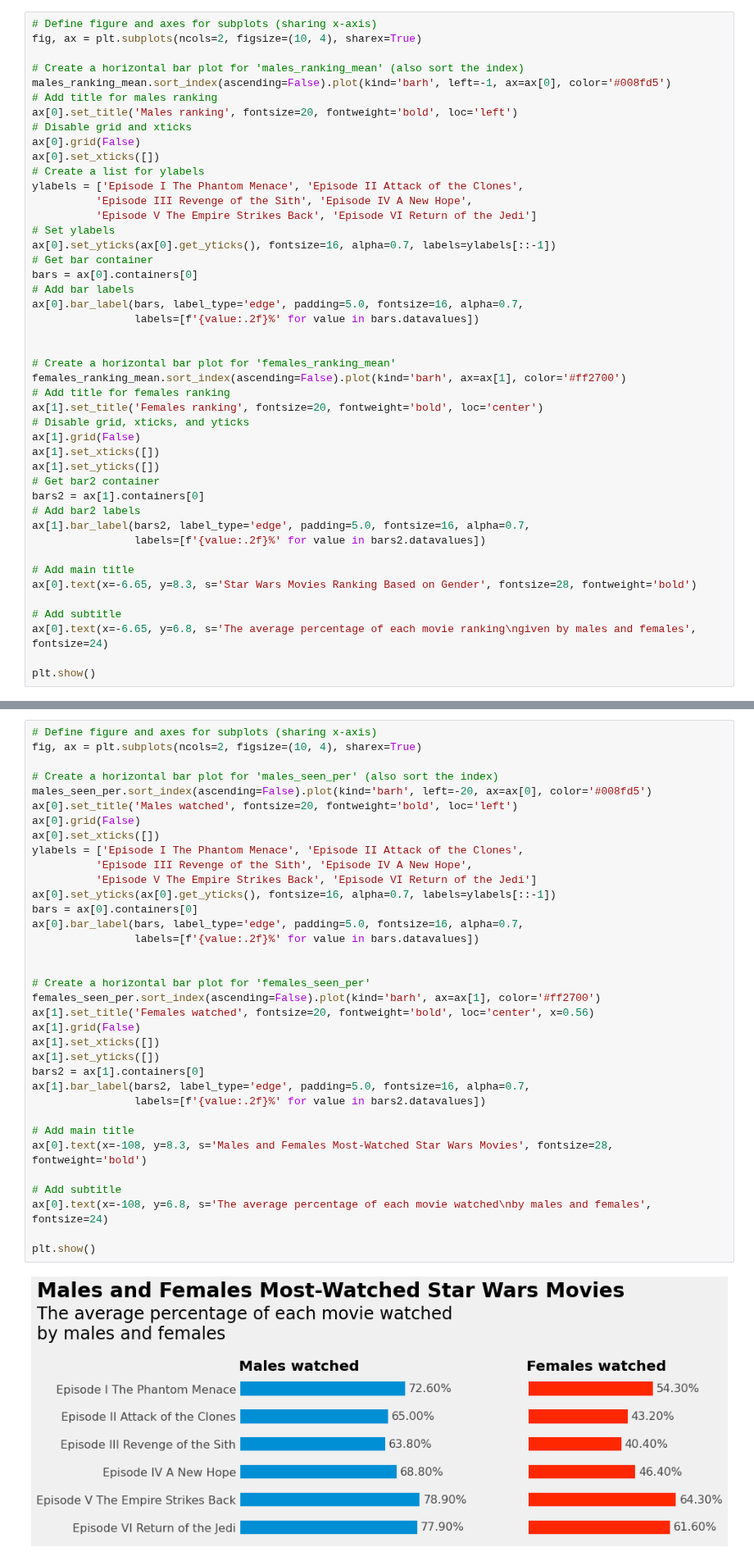
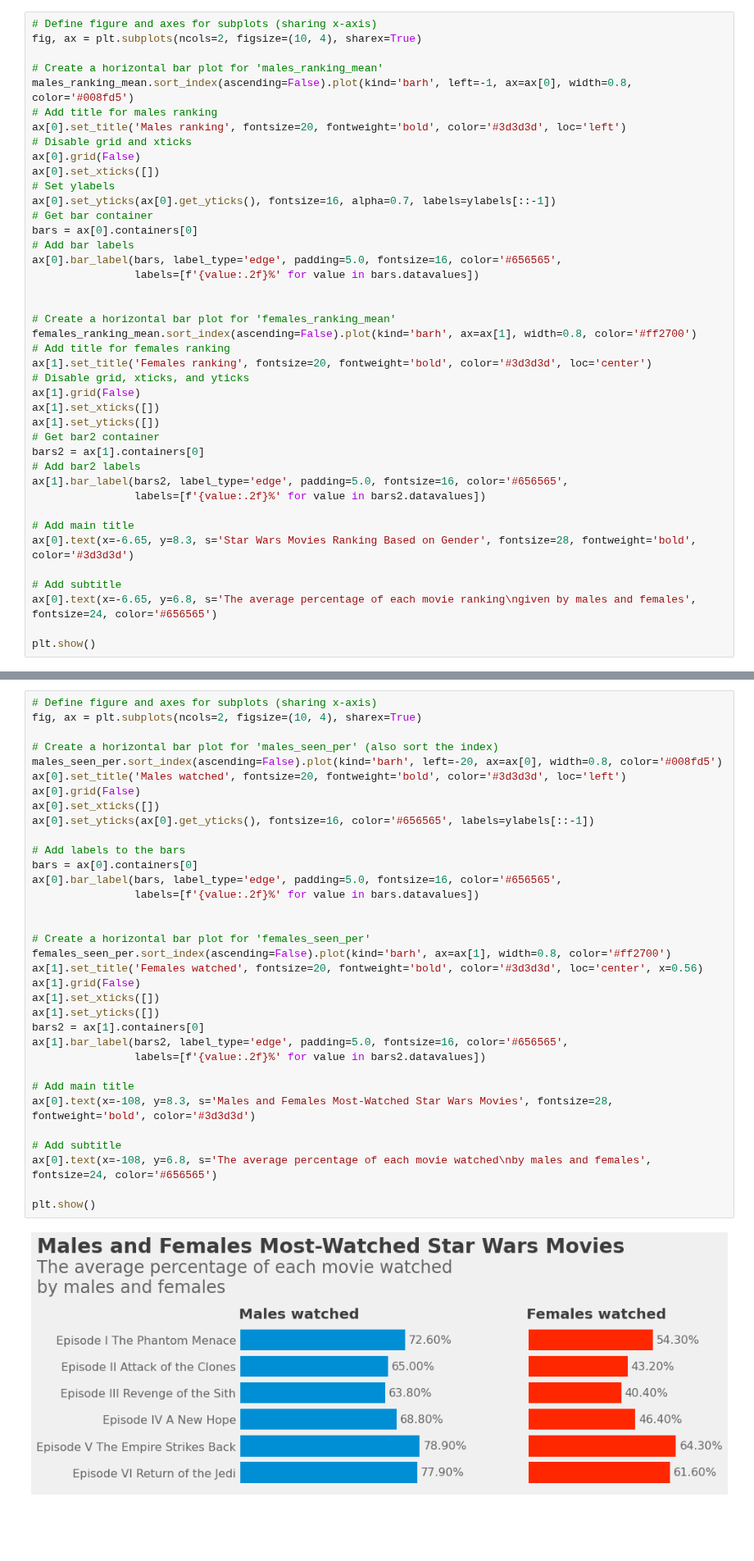
Before and after one commit to MuhammadAwon/datascience-projects, a Jupyter notebook: Projects/star-wars/star-wars-survey.ipynb, the cells around one changed output, grey strips where cells are left out. Shown at 82% size. Cells and saved outputs as stored; diff of their text form; blank space fills up the shorter version.

```diff
--- a/Projects/star-wars/star-wars-survey.ipynb
+++ b/Projects/star-wars/star-wars-survey.ipynb
@@ -475,30 +490,26 @@ dtype: float64
 # Define figure and axes for subplots (sharing x-axis)
 fig, ax = plt.subplots(ncols=2, figsize=(10, 4), sharex=True)
 
-# Create a horizontal bar plot for 'males_ranking_mean' (also sort the index)
-males_ranking_mean.sort_index(ascending=False).plot(kind='barh', left=-1, ax=ax[0], color='#008fd5')
+# Create a horizontal bar plot for 'males_ranking_mean'
+males_ranking_mean.sort_index(ascending=False).plot(kind='barh', left=-1, ax=ax[0], width=0.8, color='#008fd5')
 # Add title for males ranking
-ax[0].set_title('Males ranking', fontsize=20, fontweight='bold', loc='left')
+ax[0].set_title('Males ranking', fontsize=20, fontweight='bold', color='#3d3d3d', loc='left')
 # Disable grid and xticks
 ax[0].grid(False)
 ax[0].set_xticks([])
-# Create a list for ylabels
-ylabels = ['Episode I The Phantom Menace', 'Episode II Attack of the Clones',
-          'Episode III Revenge of the Sith', 'Episode IV A New Hope',
-          'Episode V The Empire Strikes Back', 'Episode VI Return of the Jedi']
 # Set ylabels
 ax[0].set_yticks(ax[0].get_yticks(), fontsize=16, alpha=0.7, labels=ylabels[::-1])
 # Get bar container
 bars = ax[0].containers[0]
 # Add bar labels
-ax[0].bar_label(bars, label_type='edge', padding=5.0, fontsize=16, alpha=0.7,
+ax[0].bar_label(bars, label_type='edge', padding=5.0, fontsize=16, color='#656565',
                 labels=[f'{value:.2f}%' for value in bars.datavalues])
 
 
 # Create a horizontal bar plot for 'females_ranking_mean'
-females_ranking_mean.sort_index(ascending=False).plot(kind='barh', ax=ax[1], color='#ff2700')
+females_ranking_mean.sort_index(ascending=False).plot(kind='barh', ax=ax[1], width=0.8, color='#ff2700')
 # Add title for females ranking
-ax[1].set_title('Females ranking', fontsize=20, fontweight='bold', loc='center')
+ax[1].set_title('Females ranking', fontsize=20, fontweight='bold', color='#3d3d3d', loc='center')
 # Disable grid, xticks, and yticks
 ax[1].grid(False)
 ax[1].set_xticks([])
@@ -506,14 +517,14 @@ ax[1].set_yticks([])
 # Get bar2 container
 bars2 = ax[1].containers[0]
 # Add bar2 labels
-ax[1].bar_label(bars2, label_type='edge', padding=5.0, fontsize=16, alpha=0.7,
+ax[1].bar_label(bars2, label_type='edge', padding=5.0, fontsize=16, color='#656565',
                 labels=[f'{value:.2f}%' for value in bars2.datavalues])
 
 # Add main title
-ax[0].text(x=-6.65, y=8.3, s='Star Wars Movies Ranking Based on Gender', fontsize=28, fontweight='bold')
+ax[0].text(x=-6.65, y=8.3, s='Star Wars Movies Ranking Based on Gender', fontsize=28, fontweight='bold', color='#3d3d3d')
 
 # Add subtitle
-ax[0].text(x=-6.65, y=6.8, s='The average percentage of each movie ranking\ngiven by males and females', fontsize=24)
+ax[0].text(x=-6.65, y=6.8, s='The average percentage of each movie ranking\ngiven by males and females', fontsize=24, color='#656565')
 
 plt.show()
 # %% [output]
@@ -525,40 +536,39 @@ Let's find the most viewed movie for each group.
 # %%
 # Define figure and axes for subplots (sharing x-axis)
 fig, ax = plt.subplots(ncols=2, figsize=(10, 4), sharex=True)
 
 # Create a horizontal bar plot for 'males_seen_per' (also sort the index)
-males_seen_per.sort_index(ascending=False).plot(kind='barh', left=-20, ax=ax[0], color='#008fd5')
-ax[0].set_title('Males watched', fontsize=20, fontweight='bold', loc='left')
+males_seen_per.sort_index(ascending=False).plot(kind='barh', left=-20, ax=ax[0], width=0.8, color='#008fd5')
+ax[0].set_title('Males watched', fontsize=20, fontweight='bold', color='#3d3d3d', loc='left')
 ax[0].grid(False)
 ax[0].set_xticks([])
-ylabels = ['Episode I The Phantom Menace', 'Episode II Attack of the Clones',
-          'Episode III Revenge of the Sith', 'Episode IV A New Hope',
-          'Episode V The Empire Strikes Back', 'Episode VI Return of the Jedi']
-ax[0].set_yticks(ax[0].get_yticks(), fontsize=16, alpha=0.7, labels=ylabels[::-1])
+ax[0].set_yticks(ax[0].get_yticks(), fontsize=16, color='#656565', labels=ylabels[::-1])
+
+# Add labels to the bars
 bars = ax[0].containers[0]
-ax[0].bar_label(bars, label_type='edge', padding=5.0, fontsize=16, alpha=0.7,
+ax[0].bar_label(bars, label_type='edge', padding=5.0, fontsize=16, color='#656565',
                 labels=[f'{value:.2f}%' for value in bars.datavalues])
 
 
 # Create a horizontal bar plot for 'females_seen_per'
-females_seen_per.sort_index(ascending=False).plot(kind='barh', ax=ax[1], color='#ff2700')
-ax[1].set_title('Females watched', fontsize=20, fontweight='bold', loc='center', x=0.56)
+females_seen_per.sort_index(ascending=False).plot(kind='barh', ax=ax[1], width=0.8, color='#ff2700')
+ax[1].set_title('Females watched', fontsize=20, fontweight='bold', color='#3d3d3d', loc='center', x=0.56)
 ax[1].grid(False)
 ax[1].set_xticks([])
 ax[1].set_yticks([])
 bars2 = ax[1].containers[0]
-ax[1].bar_label(bars2, label_type='edge', padding=5.0, fontsize=16, alpha=0.7,
+ax[1].bar_label(bars2, label_type='edge', padding=5.0, fontsize=16, color='#656565',
                 labels=[f'{value:.2f}%' for value in bars2.datavalues])
 
 # Add main title
-ax[0].text(x=-108, y=8.3, s='Males and Females Most-Watched Star Wars Movies', fontsize=28, fontweight='bold')
+ax[0].text(x=-108, y=8.3, s='Males and Females Most-Watched Star Wars Movies', fontsize=28, fontweight='bold', color='#3d3d3d')
 
 # Add subtitle
-ax[0].text(x=-108, y=6.8, s='The average percentage of each movie watched\nby males and females', fontsize=24)
+ax[0].text(x=-108, y=6.8, s='The average percentage of each movie watched\nby males and females', fontsize=24, color='#656565')
 
 plt.show()
 # %% [output]
-[figure, old version]
+[figure, new version]
 # %% [markdown]
 There is significant difference between high-ranked and most-viewed movies among the two groups. We expected to have positive correlation between ranked and most-watched movies but that is not the case here. Rather, the most-watched movie is "Episode V The Empire Strikes Back" making it `78.90%` and `64.30%` between male and female group. On the other hand, we see that "Episode III Revenge of the Sith" is not so famous movie. `63.80%` males and `40.40%` females watched that movie.
 
```
Also changed, not shown: parts of 34 cells of this notebook.
